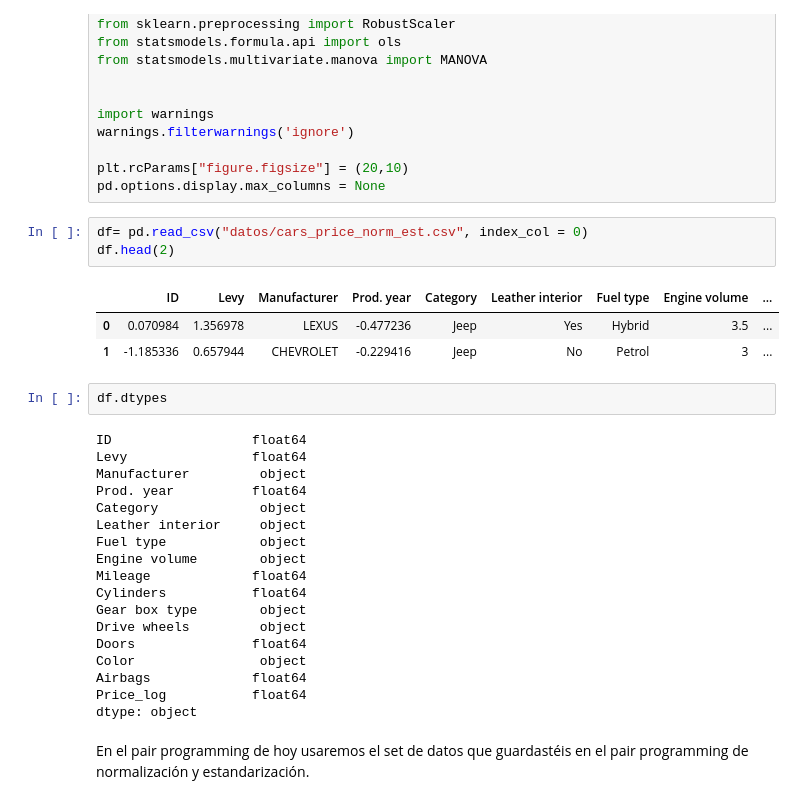
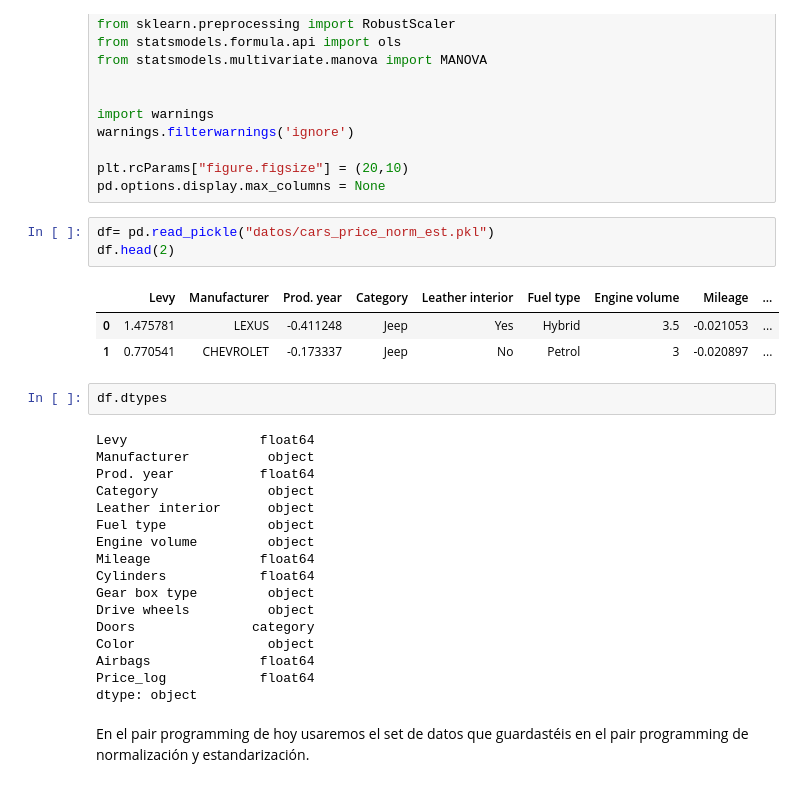
Before and after one commit to Adalab/DA-PROMO-B-MODULO-3-SPRINT-1-ANAIS-ARIANA, a Jupyter notebook: regresion_lineal/RegresiónLineal7.ipynb, the cells around one changed output. Saved outputs shown, nothing was run; the diff lists cells and outputs as text.

```diff
--- a/regresion_lineal/RegresiónLineal7.ipynb
+++ b/regresion_lineal/RegresiónLineal7.ipynb
@@ -27,31 +27,30 @@ warnings.filterwarnings('ignore')
 plt.rcParams["figure.figsize"] = (20,10)
 pd.options.display.max_columns = None
 # %%
-df= pd.read_csv("datos/cars_price_norm_est.csv", index_col = 0)
+df= pd.read_pickle("datos/cars_price_norm_est.pkl")
 df.head(2)
 # %% [output]
-|  | ID | Levy | Manufacturer | Prod. year | Category | Leather interior | Fuel type | Engine volume | ... |
-| 0 | 0.070984 | 1.356978 | LEXUS | -0.477236 | Jeep | Yes | Hybrid | 3.5 | ... |
-| 1 | -1.185336 | 0.657944 | CHEVROLET | -0.229416 | Jeep | No | Petrol | 3 | ... |
+|  | Levy | Manufacturer | Prod. year | Category | Leather interior | Fuel type | Engine volume | Mileage | ... |
+| 0 | 1.475781 | LEXUS | -0.411248 | Jeep | Yes | Hybrid | 3.5 | -0.021053 | ... |
+| 1 | 0.770541 | CHEVROLET | -0.173337 | Jeep | No | Petrol | 3 | -0.020897 | ... |
 # %%
 df.dtypes
 # %% [output]
-ID                  float64
-Levy                float64
-Manufacturer         object
-Prod. year          float64
-Category             object
-Leather interior     object
-Fuel type            object
-Engine volume        object
-Mileage             float64
-Cylinders           float64
-Gear box type        object
-Drive wheels         object
-Doors               float64
-Color                object
-Airbags             float64
-Price_log           float64
+Levy                 float64
+Manufacturer          object
+Prod. year           float64
+Category              object
+Leather interior      object
+Fuel type             object
+Engine volume         object
+Mileage              float64
+Cylinders            float64
+Gear box type         object
+Drive wheels          object
+Doors               category
+Color                 object
+Airbags              float64
+Price_log            float64
 dtype: object
 # %% [markdown]
 En el pair programming de hoy usaremos el set de datos que guardastéis en el pair programming de normalización y estandarización.
```
Also changed, not shown: parts of 5 cells of this notebook, 12 other files.
